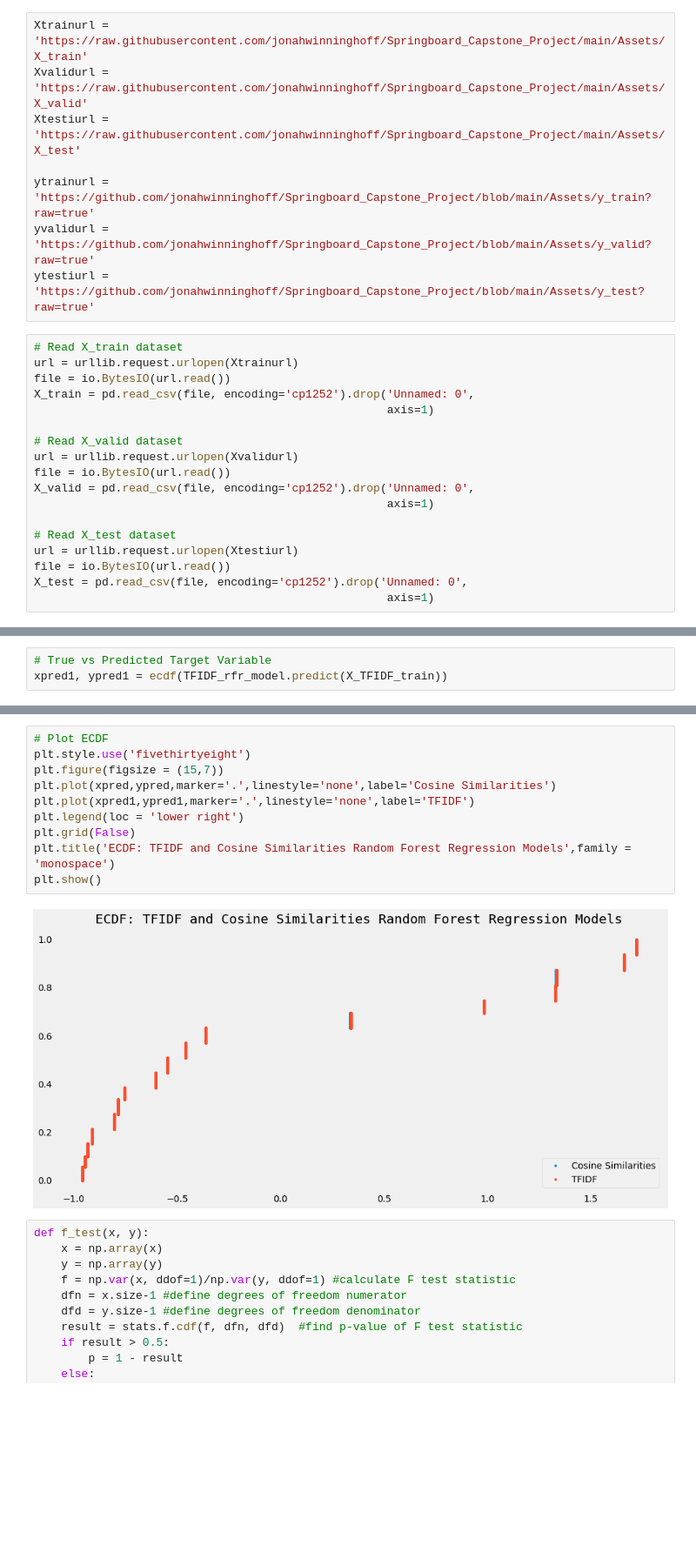
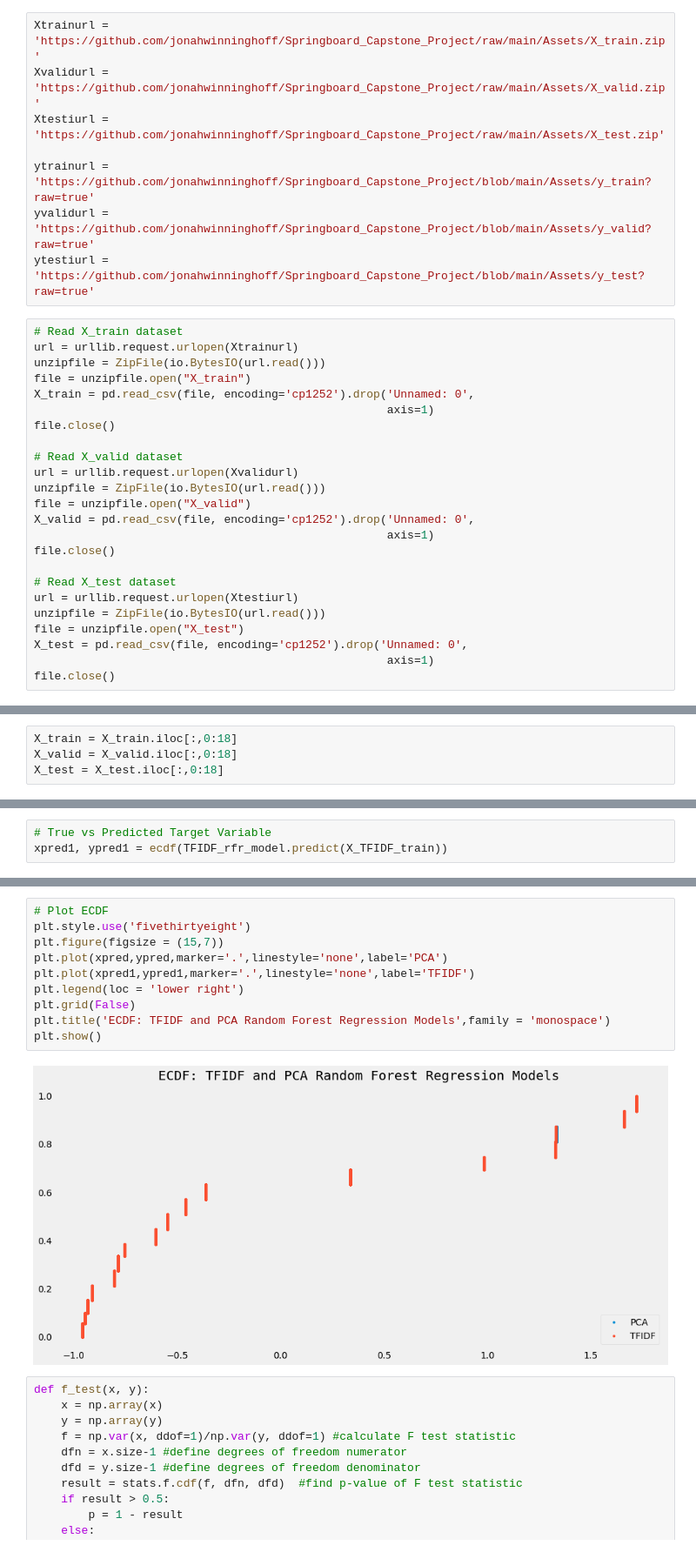
Before and after one commit to jonahwinninghoff/Causal-Analysis-Nursing-Home, a Jupyter notebook: Modeling/Investigating Model.ipynb, the cells around one changed output, grey strips where cells are left out. Shown at 87% size. Saved outputs shown, nothing was run; the diff lists cells and outputs as text; blank space fills up the shorter version.

```diff
--- a/Modeling/Investigating Model.ipynb
+++ b/Modeling/Investigating Model.ipynb
@@ -35,9 +35,9 @@ import numpy as np
 from sklearn.ensemble import RandomForestRegressor
 from sklearn.linear_model import LinearRegression
 # %%
-Xtrainurl = 'https://raw.githubusercontent.com/jonahwinninghoff/Springboard_Capstone_Project/main/Assets/X_train'
-Xvalidurl = 'https://raw.githubusercontent.com/jonahwinninghoff/Springboard_Capstone_Project/main/Assets/X_valid'
-Xtestiurl = 'https://raw.githubusercontent.com/jonahwinninghoff/Springboard_Capstone_Project/main/Assets/X_test'
+Xtrainurl = 'https://github.com/jonahwinninghoff/Springboard_Capstone_Project/raw/main/Assets/X_train.zip'
+Xvalidurl = 'https://github.com/jonahwinninghoff/Springboard_Capstone_Project/raw/main/Assets/X_valid.zip'
+Xtestiurl = 'https://github.com/jonahwinninghoff/Springboard_Capstone_Project/raw/main/Assets/X_test.zip'
 
 ytrainurl = 'https://github.com/jonahwinninghoff/Springboard_Capstone_Project/blob/main/Assets/y_train?raw=true'
 yvalidurl = 'https://github.com/jonahwinninghoff/Springboard_Capstone_Project/blob/main/Assets/y_valid?raw=true'
@@ -45,21 +45,27 @@ ytestiurl = 'https://github.com/jonahwinninghoff/Springboard_Capstone_Project/bl
 # %%
 # Read X_train dataset
 url = urllib.request.urlopen(Xtrainurl)
-file = io.BytesIO(url.read())
+unzipfile = ZipFile(io.BytesIO(url.read()))
+file = unzipfile.open("X_train")
 X_train = pd.read_csv(file, encoding='cp1252').drop('Unnamed: 0',
                                                     axis=1)
+file.close()
 
 # Read X_valid dataset
 url = urllib.request.urlopen(Xvalidurl)
-file = io.BytesIO(url.read())
+unzipfile = ZipFile(io.BytesIO(url.read()))
+file = unzipfile.open("X_valid")
 X_valid = pd.read_csv(file, encoding='cp1252').drop('Unnamed: 0',
                                                     axis=1)
+file.close()
 
 # Read X_test dataset
 url = urllib.request.urlopen(Xtestiurl)
-file = io.BytesIO(url.read())
+unzipfile = ZipFile(io.BytesIO(url.read()))
+file = unzipfile.open("X_test")
 X_test = pd.read_csv(file, encoding='cp1252').drop('Unnamed: 0',
                                                     axis=1)
+file.close()
 # %%
 # Read y_train dataset
 response = requests.get(ytrainurl)
@@ -103,6 +109,10 @@ def mae_and_mse_calculator(predict, true):
     mse = sum((merged['true'] - merged['predicted'])**2)/len(true)    # 1/n ∑ (true - predict)^2 = MSE
 
     return mae, mse
+# %%
+X_train = X_train.iloc[:,0:18]
+X_valid = X_valid.iloc[:,0:18]
+X_test = X_test.iloc[:,0:18]
 # %%
 # Random Forest Regression
 rfr_model = RandomForestRegressor()
@@ -246,15 +242,15 @@ plt.show()
 # %%
 # Plot ECDF
 plt.style.use('fivethirtyeight')
 plt.figure(figsize = (15,7))
-plt.plot(xpred,ypred,marker='.',linestyle='none',label='Cosine Similarities')
+plt.plot(xpred,ypred,marker='.',linestyle='none',label='PCA')
 plt.plot(xpred1,ypred1,marker='.',linestyle='none',label='TFIDF')
 plt.legend(loc = 'lower right')
 plt.grid(False)
-plt.title('ECDF: TFIDF and Cosine Similarities Random Forest Regression Models',family = 'monospace')
+plt.title('ECDF: TFIDF and PCA Random Forest Regression Models',family = 'monospace')
 plt.show()
 # %% [output]
-[figure, old version]
+[figure, new version]
 # %%
 def f_test(x, y):
     x = np.array(x)
```
Also changed, not shown: parts of 27 cells of this notebook.
